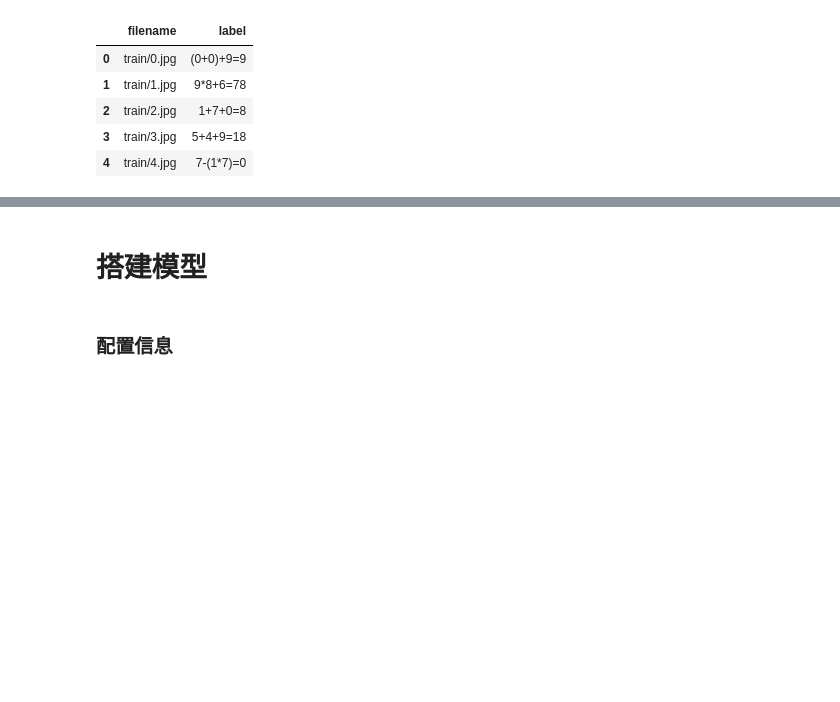
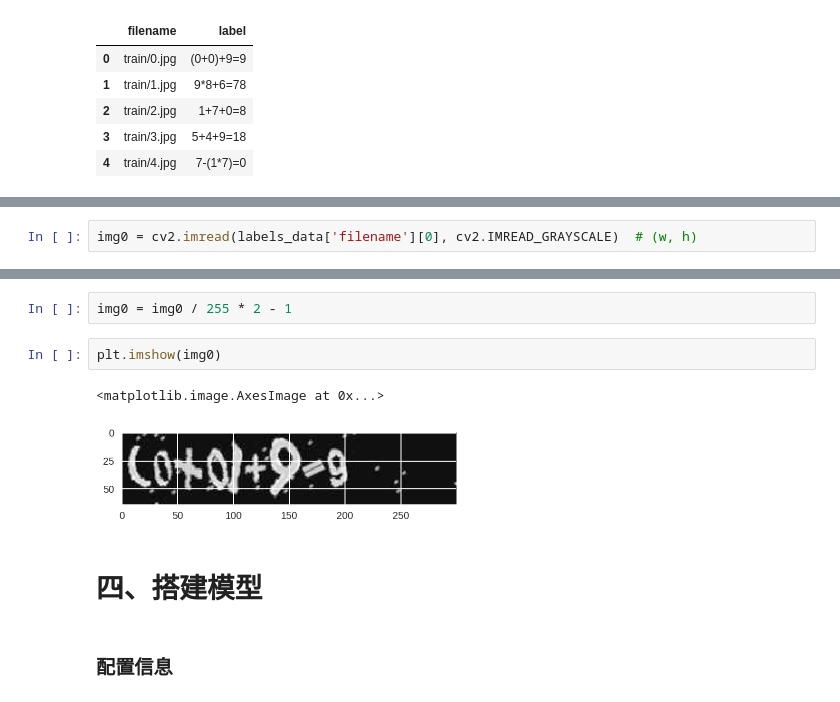
Before and after one commit to rawk-v/MLND-projects, a Jupyter notebook: MLND-capstone-project/capstone_project.ipynb, the cells around one changed output, grey strips where cells are left out. Drawn from its saved outputs; the diff is of its cells as text; blank space fills up the shorter version.

```diff
--- a/MLND-capstone-project/capstone_project.ipynb
+++ b/MLND-capstone-project/capstone_project.ipynb
@@ -75 +91,3 @@ img0 = convert_rgb_to_grayscale(plt.imread('train/0.jpg'))
+# %%
+img0 = cv2.imread(labels_data['filename'][0], cv2.IMREAD_GRAYSCALE)  # (w, h)
 # %%
@@ -95,5 +100,12 @@ plt.imshow(img0[:, :, 0])
+# %%
+img0 = img0 / 255 * 2 - 1
+# %%
+plt.imshow(img0)
+# %% [output]
+<matplotlib.image.AxesImage at 0x...>
+[figure, added]
 # %% [markdown]
-# 搭建模型
+# 四、搭建模型
 # %% [markdown]
 ### 配置信息
 # %%
```
Also changed, not shown: parts of 39 cells of this notebook, 15 other files.
